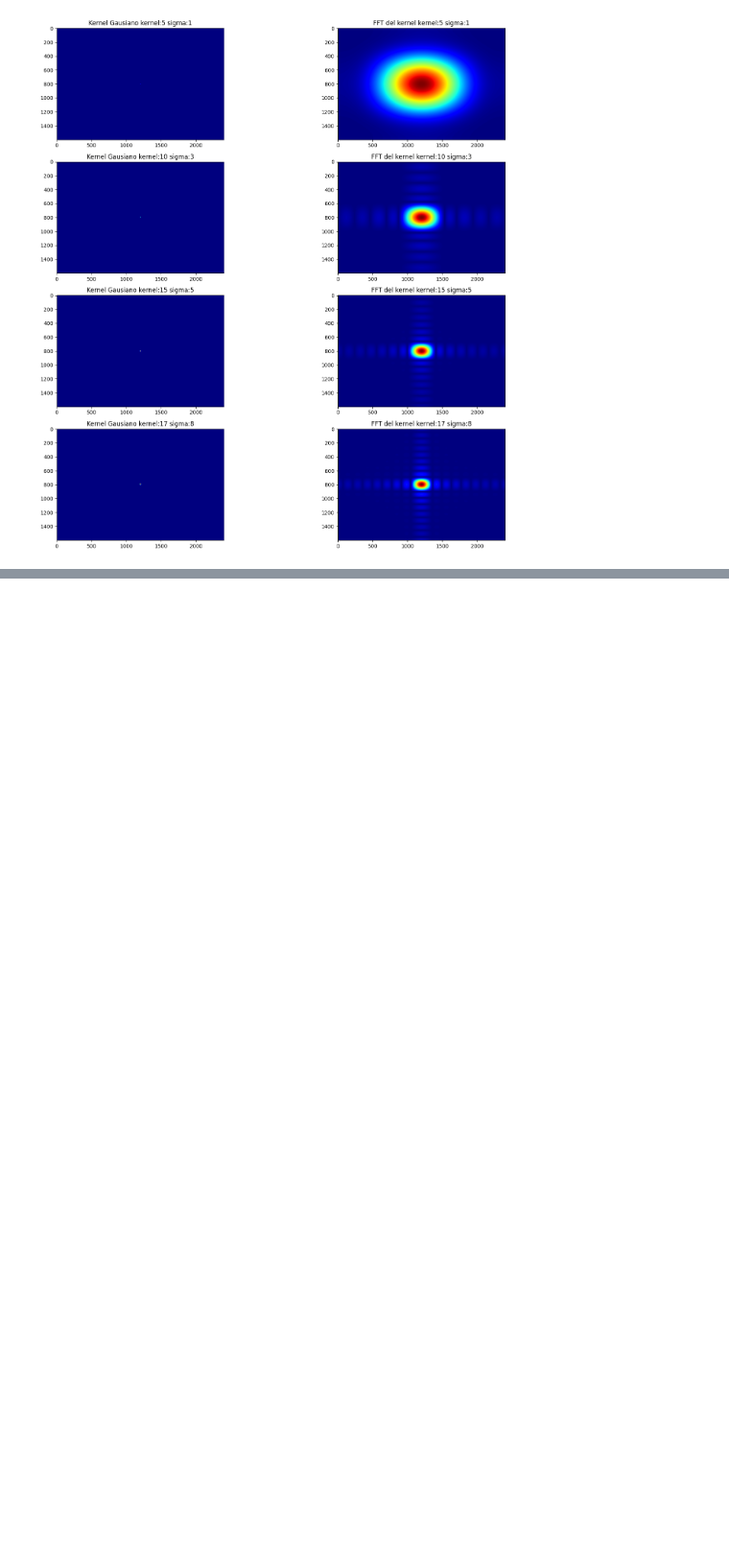
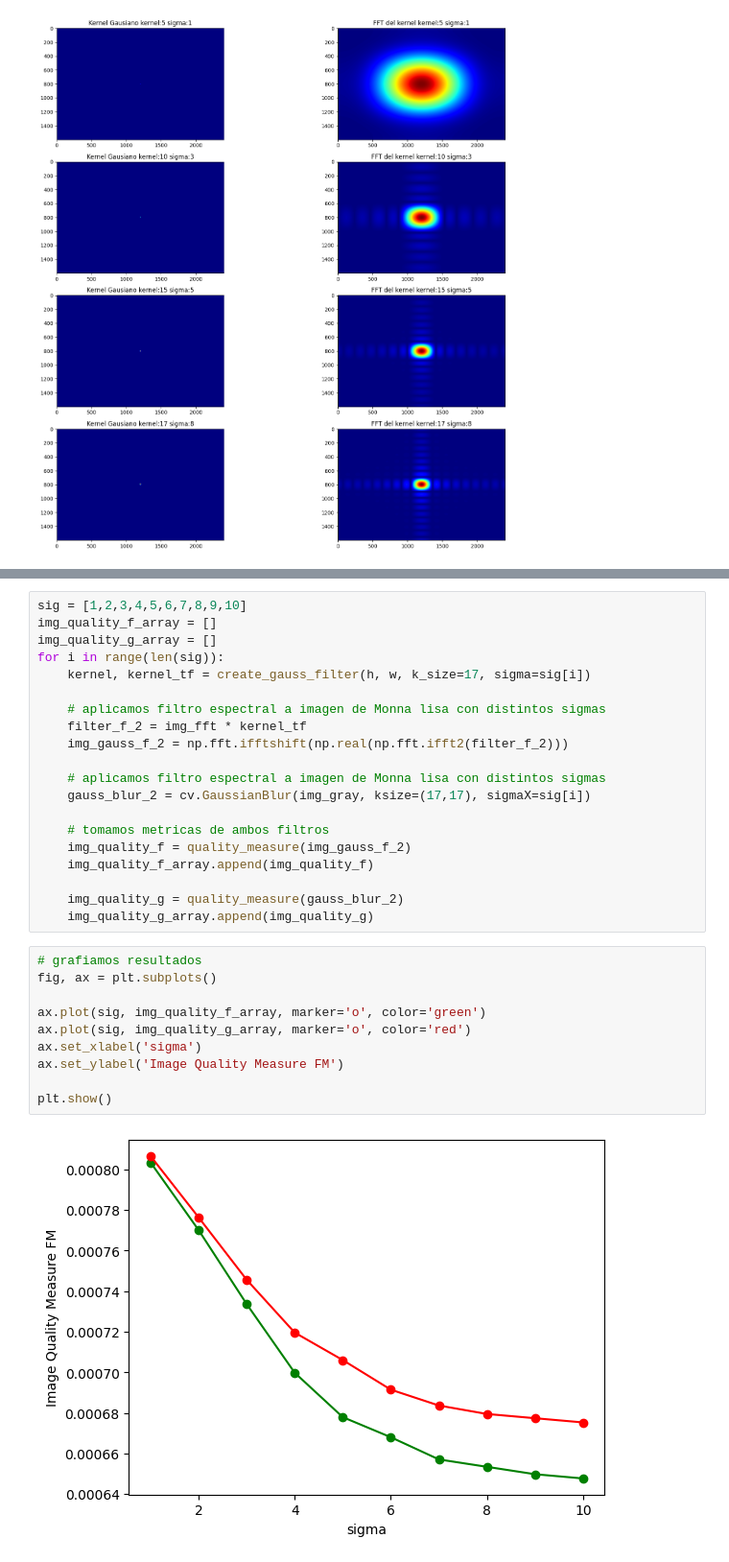
Before and after one commit to Hector242/vision_computadora_I, a Jupyter notebook: Material_TPs/TP2/tp2.ipynb, the cells around one changed output, grey strips where cells are left out. Shown at 96% size. Drawn from its saved outputs; the diff is of its cells as text; blank space fills up the shorter version.

```diff
--- a/Material_TPs/TP2/tp2.ipynb
+++ b/Material_TPs/TP2/tp2.ipynb
@@ -193,0 +251,32 @@ Por otro lado, su transformada de fourier se nota como un circulo que incrementa
+# %%
+sig = [1,2,3,4,5,6,7,8,9,10]
+img_quality_f_array = []
+img_quality_g_array = []
+for i in range(len(sig)):
+    kernel, kernel_tf = create_gauss_filter(h, w, k_size=17, sigma=sig[i])
+
+    # aplicamos filtro espectral a imagen de Monna lisa con distintos sigmas
+    filter_f_2 = img_fft * kernel_tf
+    img_gauss_f_2 = np.fft.ifftshift(np.real(np.fft.ifft2(filter_f_2)))
+
+    # aplicamos filtro espectral a imagen de Monna lisa con distintos sigmas
+    gauss_blur_2 = cv.GaussianBlur(img_gray, ksize=(17,17), sigmaX=sig[i])
+
+    # tomamos metricas de ambos filtros
+    img_quality_f = quality_measure(img_gauss_f_2)
+    img_quality_f_array.append(img_quality_f)
+
+    img_quality_g = quality_measure(gauss_blur_2)
+    img_quality_g_array.append(img_quality_g)
+# %%
+# grafiamos resultados
+fig, ax = plt.subplots()
+
+ax.plot(sig, img_quality_f_array, marker='o', color='green')
+ax.plot(sig, img_quality_g_array, marker='o', color='red')
+ax.set_xlabel('sigma')
+ax.set_ylabel('Image Quality Measure FM')
+
+plt.show()
+# %% [output]
+[figure, added]
```
Also changed, not shown: parts of 14 cells of this notebook.
